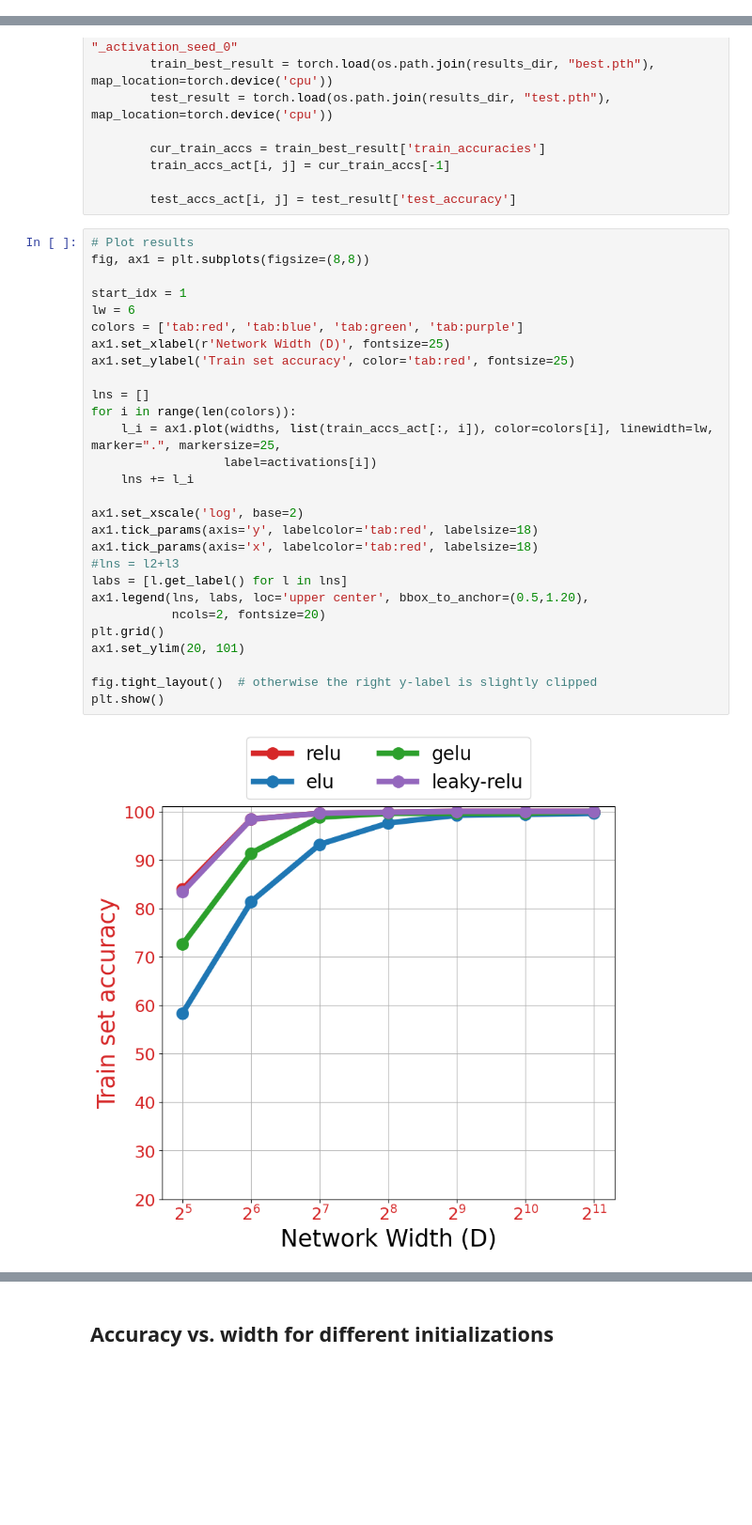
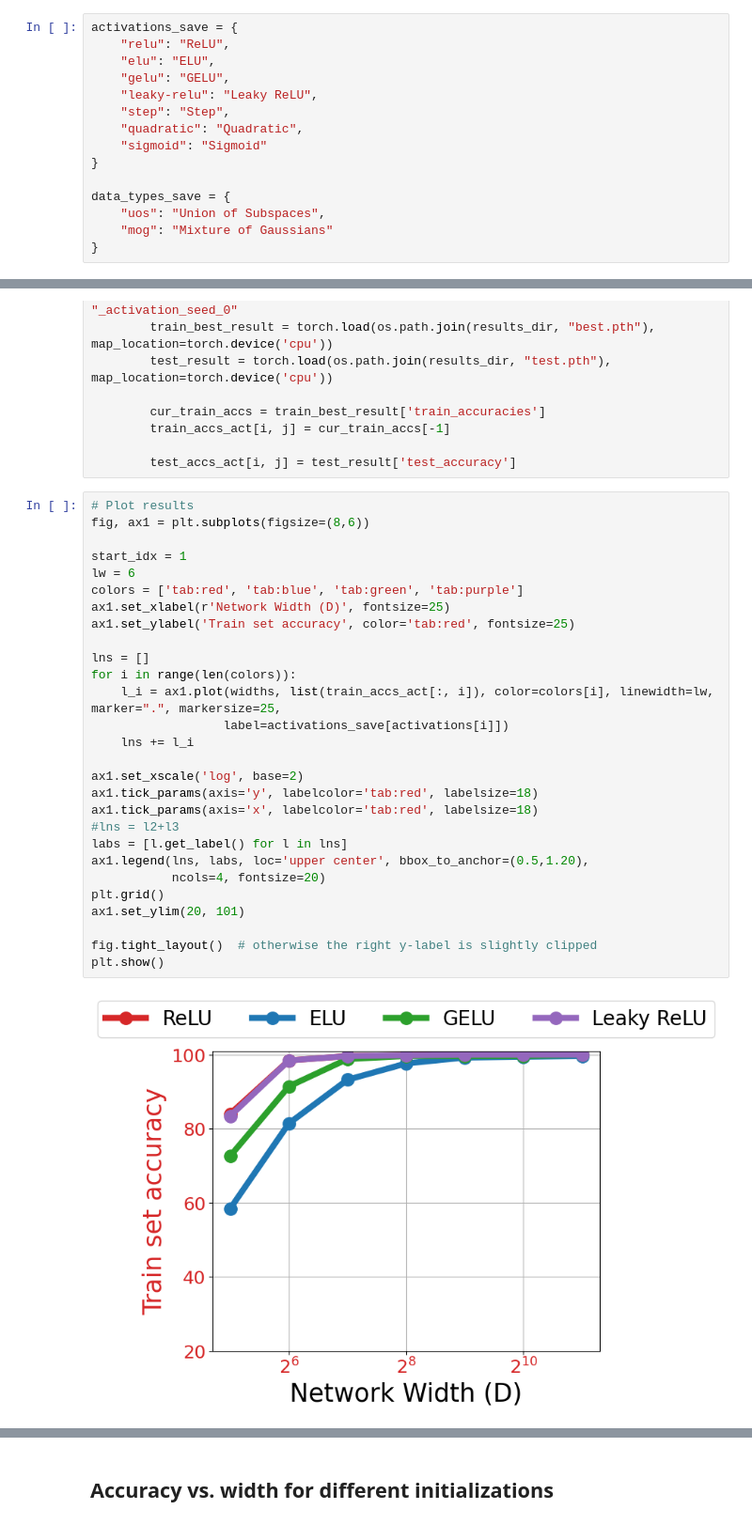
Before and after one commit to alecxu00/uos-linear-separability, a Jupyter notebook: plot_results.ipynb, the cells around one changed output, grey strips where cells are left out. Shown at 94% size. Cells and saved outputs as stored; diff of their text form; blank space fills up the shorter version.

```diff
--- a/plot_results.ipynb
+++ b/plot_results.ipynb
@@ -12,6 +11,21 @@ widths = [32, 64, 128, 256, 512, 1024, 2048]
 activations = ["relu", "elu", "gelu", "leaky-relu", "step", "quadratic", "sigmoid"]
 inits = ["gaussian", "uniform"]
 data_types = ["uos", "mog"]
+# %%
+activations_save = {
+    "relu": "ReLU",
+    "elu": "ELU",
+    "gelu": "GELU",
+    "leaky-relu": "Leaky ReLU",
+    "step": "Step",
+    "quadratic": "Quadratic",
+    "sigmoid": "Sigmoid"
+}
+
+data_types_save = {
+    "uos": "Union of Subspaces",
+    "mog": "Mixture of Gaussians"
+}
 # %% [markdown]
 # Plot training and test accuracies vs. width
 # %% [markdown]
@@ -33,33 +47,33 @@ for (i, width) in enumerate(widths):
         test_accs_act[i, j] = test_result['test_accuracy']
 # %%
 # Plot results
-fig, ax1 = plt.subplots(figsize=(8,8))
+fig, ax1 = plt.subplots(figsize=(8,6))
 
 start_idx = 1
 lw = 6
 colors = ['tab:red', 'tab:blue', 'tab:green', 'tab:purple']
 ax1.set_xlabel(r'Network Width (D)', fontsize=25)
 ax1.set_ylabel('Train set accuracy', color='tab:red', fontsize=25)
 
 lns = []
 for i in range(len(colors)):
     l_i = ax1.plot(widths, list(train_accs_act[:, i]), color=colors[i], linewidth=lw, marker=".", markersize=25,
-                  label=activations[i])
+                  label=activations_save[activations[i]])
     lns += l_i
 
 ax1.set_xscale('log', base=2)
 ax1.tick_params(axis='y', labelcolor='tab:red', labelsize=18)
 ax1.tick_params(axis='x', labelcolor='tab:red', labelsize=18)
 #lns = l2+l3
 labs = [l.get_label() for l in lns]
 ax1.legend(lns, labs, loc='upper center', bbox_to_anchor=(0.5,1.20),
-           ncols=2, fontsize=20)
+           ncols=4, fontsize=20)
 plt.grid()
 ax1.set_ylim(20, 101)
 
 fig.tight_layout()  # otherwise the right y-label is slightly clipped
 plt.show()
 # %% [output]
-[figure, old version]
+[figure, new version]
 # %%
 # Plot results
```
Also changed, not shown: parts of 8 cells of this notebook, 2 other files.
